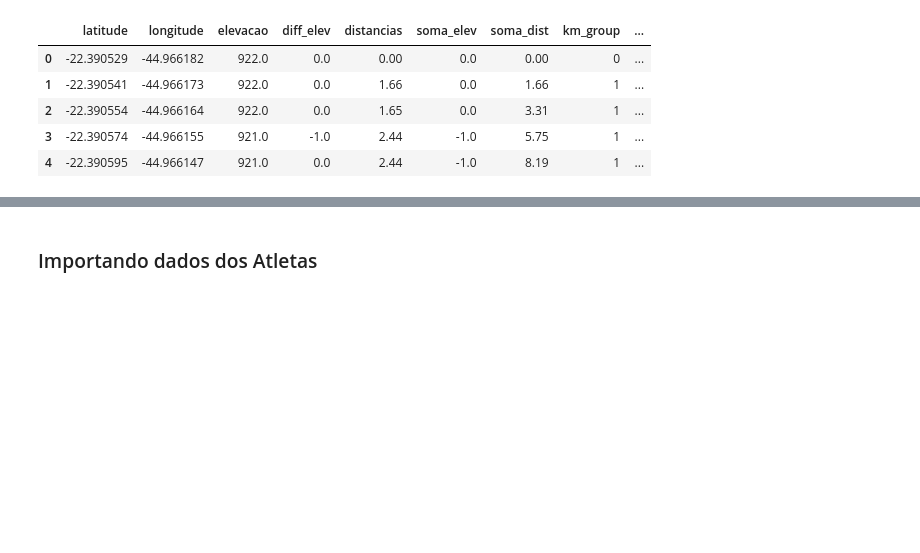
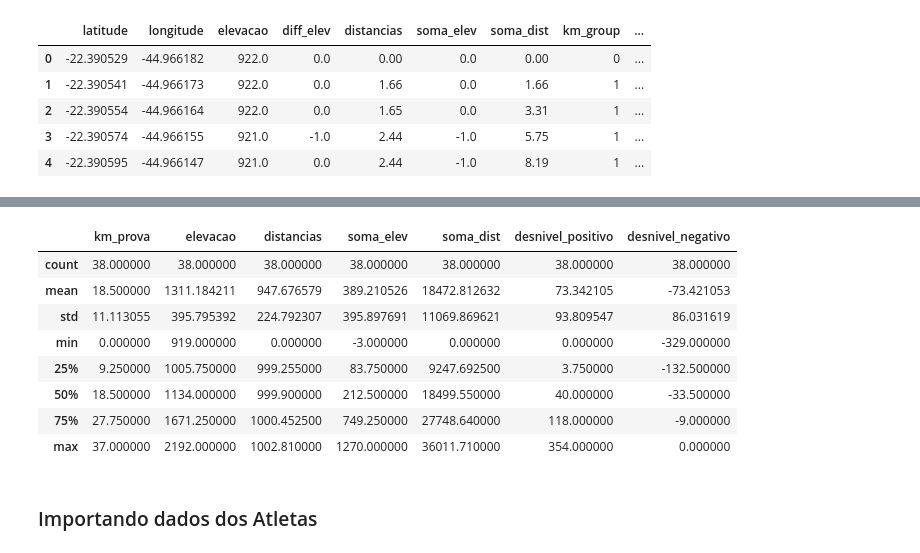
Before and after one commit to joaomts/-strava_analytics, a Jupyter notebook: analises_corredores.ipynb, the cells around one changed output, grey strips where cells are left out. Saved outputs shown, nothing was run; the diff lists cells and outputs as text; code cells hidden in the pictures; blank space fills up the shorter version.

```diff
--- a/analises_corredores.ipynb
+++ b/analises_corredores.ipynb
@@ -70,3 +75,15 @@ df_grouped.head()
+# %%
+df_grouped.describe()
+# %% [output]
+|  | km_prova | elevacao | distancias | soma_elev | soma_dist | desnivel_positivo | desnivel_negativo |
+| count | 38.000000 | 38.000000 | 38.000000 | 38.000000 | 38.000000 | 38.000000 | 38.000000 |
+| mean | 18.500000 | 1311.184211 | 947.676579 | 389.210526 | 18472.812632 | 73.342105 | -73.421053 |
+| std | 11.113055 | 395.795392 | 224.792307 | 395.897691 | 11069.869621 | 93.809547 | 86.031619 |
+| min | 0.000000 | 919.000000 | 0.000000 | -3.000000 | 0.000000 | 0.000000 | -329.000000 |
+| 25% | 9.250000 | 1005.750000 | 999.255000 | 83.750000 | 9247.692500 | 3.750000 | -132.500000 |
+| 50% | 18.500000 | 1134.000000 | 999.900000 | 212.500000 | 18499.550000 | 40.000000 | -33.500000 |
+| 75% | 27.750000 | 1671.250000 | 1000.452500 | 749.250000 | 27748.640000 | 118.000000 | -9.000000 |
+| max | 37.000000 | 2192.000000 | 1002.810000 | 1270.000000 | 36011.710000 | 354.000000 | 0.000000 |
 # %% [markdown]
 ### Importando dados dos Atletas
 # %%
```
Also changed, not shown: parts of 16 cells of this notebook.
